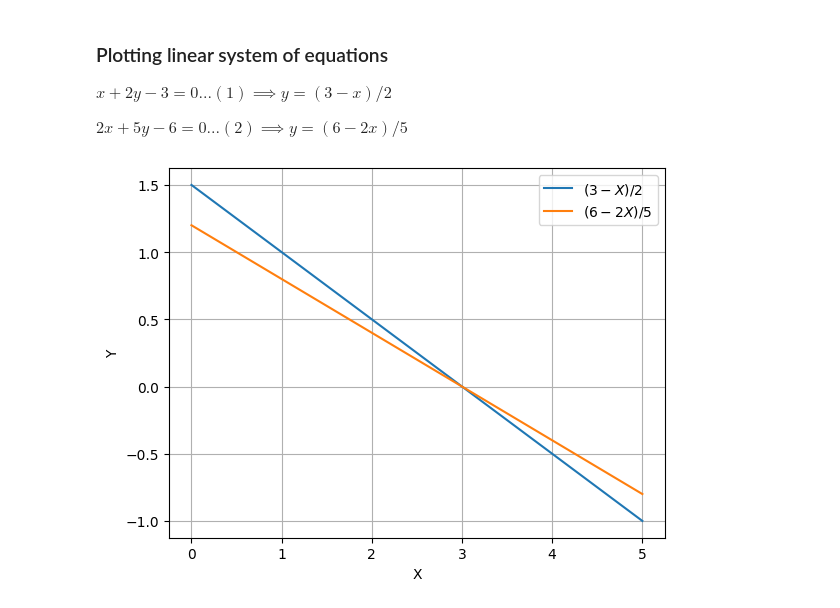
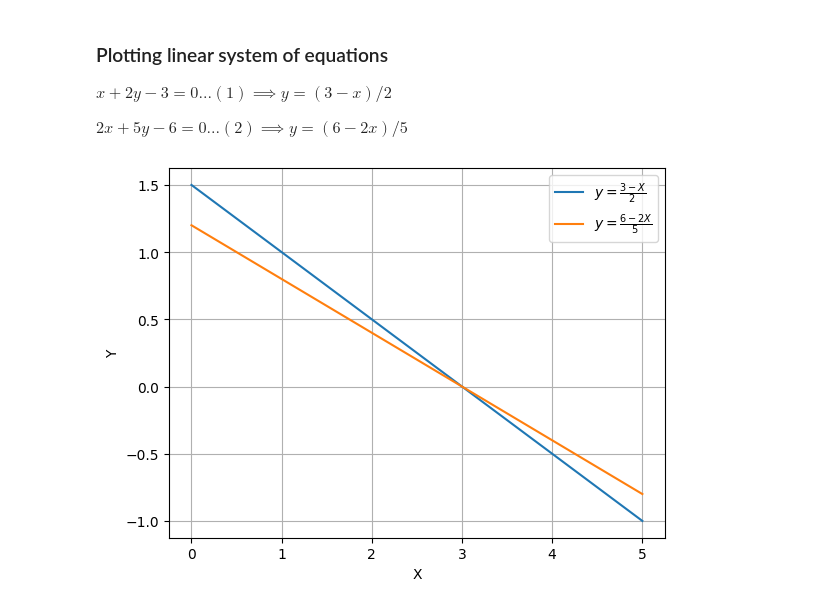
Before and after one commit to sinayanaik/mathematical_foundation_for_ML, a Jupyter notebook: 2. Tensor operations.ipynb, the cells around one changed output. Drawn from its saved outputs; the diff is of its cells as text; code cells hidden in the pictures.

```diff
--- a/2. Tensor operations.ipynb
+++ b/2. Tensor operations.ipynb
@@ -136,20 +136,20 @@ $2x + 5y -6 =0... (2)  \implies y = (6 - 2x)/5$
 # %%
 import numpy as np
 
 X = np.linspace(0, 5, 1000)
 Y_1 = (3 - X)/2
 Y_2 = (6 - 2*X)/5
 
 import matplotlib.pyplot as plt
-plt.plot(X, Y_1, label='$(3 - X)/2$')
-plt.plot(X, Y_2, label='$(6 - 2X)/5$')
+plt.plot(X, Y_1, label=r'$y = \frac{3 - X}{2}$')
+plt.plot(X, Y_2, label=r'$y = \frac{6 - 2X}{5}$')
 
 plt.xlabel('X')
 plt.ylabel('Y')
 
 
 plt.grid(True)
 plt.legend()
 plt.show()
 # %% [output]
-[figure, old version]
+[figure, new version]
```
Also changed, not shown: parts of 1 cell of this notebook, 2 other files.
